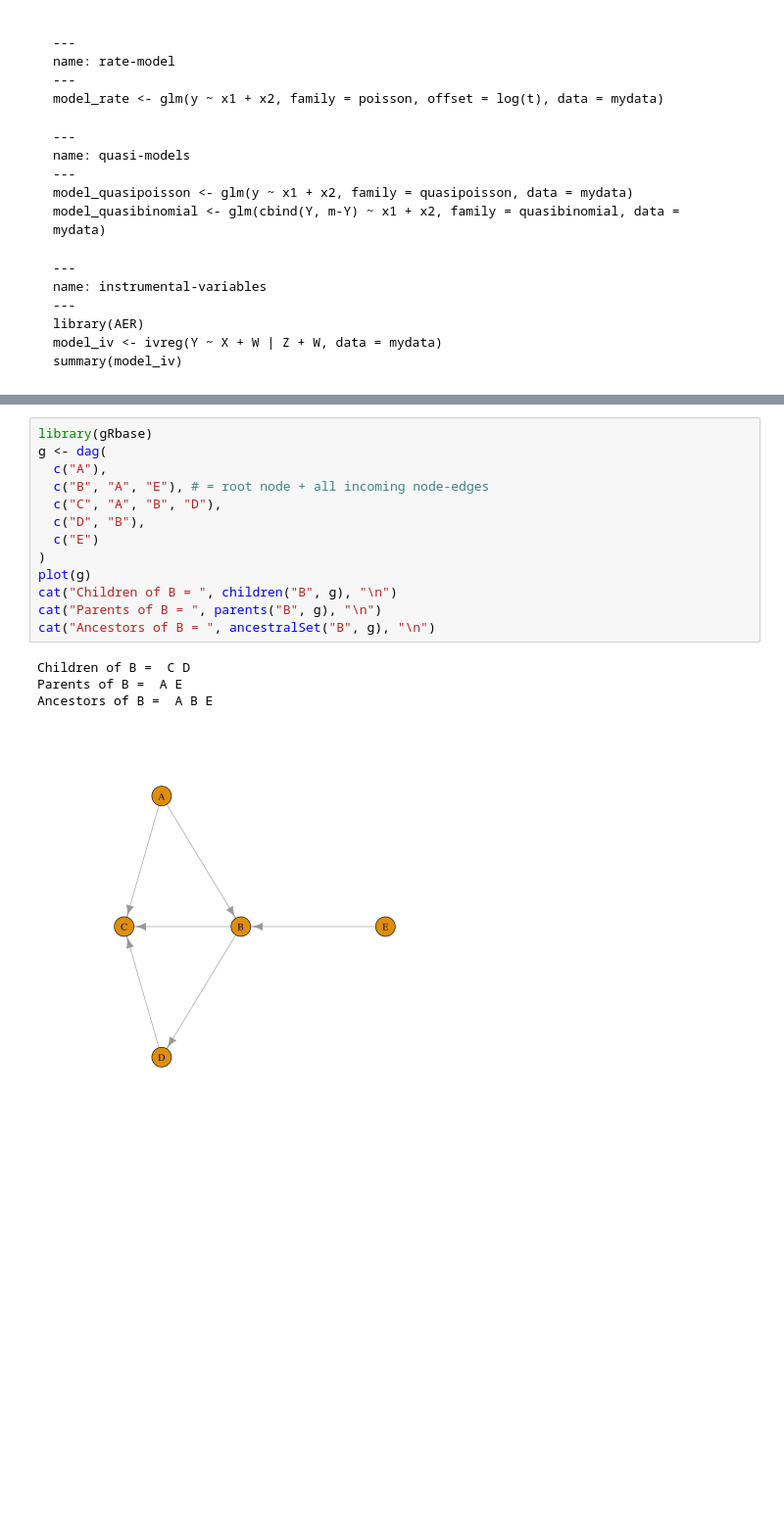
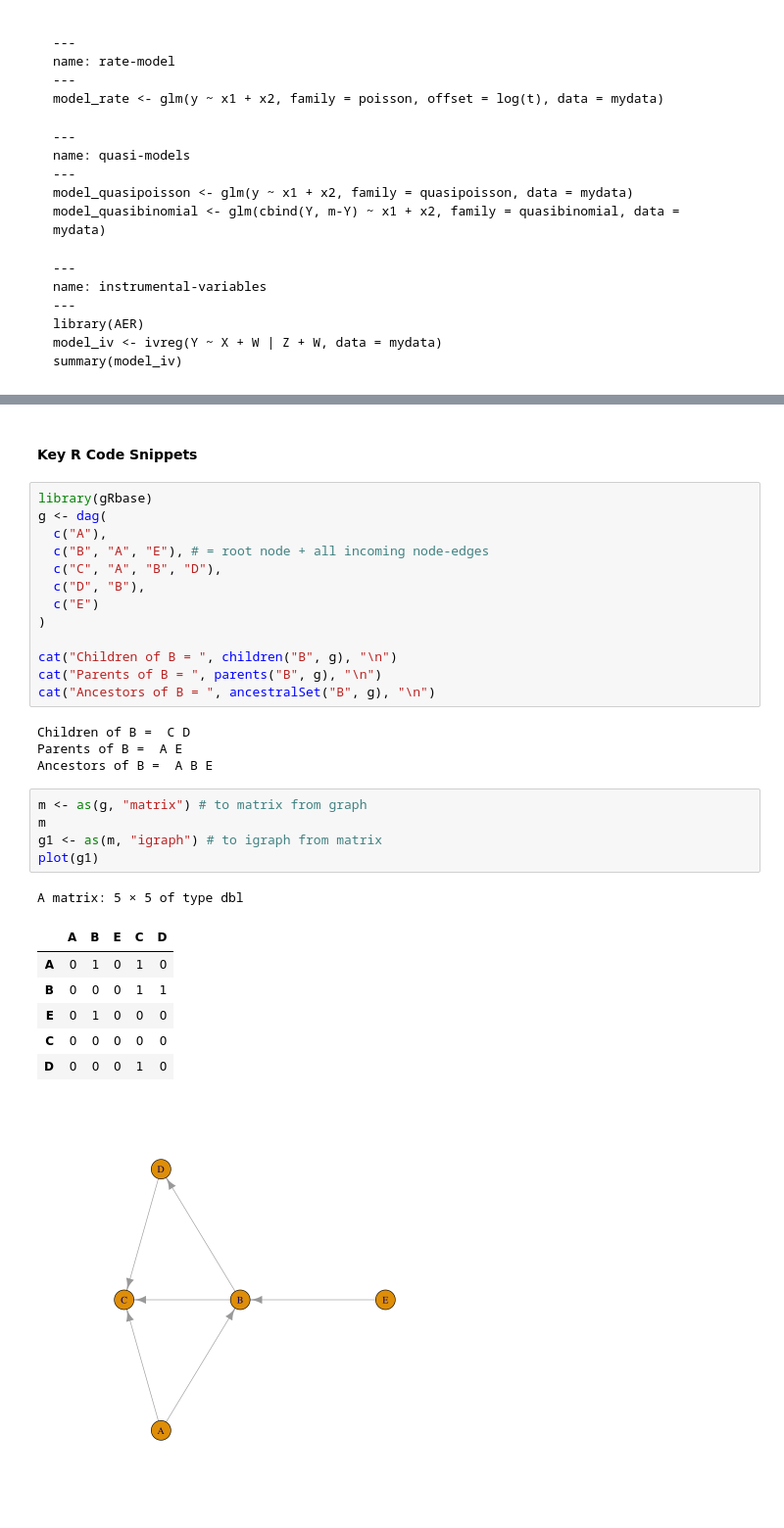
Before and after one commit to marbetschar/marco.betschart.name, a Jupyter notebook: projects/masters-degree-in-data-science/advanced-statistical-data-analysis.ipynb, the cells around one changed output, grey strips where cells are left out. Shown at 98% size. Saved outputs shown, nothing was run; the diff lists cells and outputs as text; blank space fills up the shorter version.

```diff
--- a/projects/masters-degree-in-data-science/advanced-statistical-data-analysis.ipynb
+++ b/projects/masters-degree-in-data-science/advanced-statistical-data-analysis.ipynb
@@ -570,3 +576,5 @@ X \perp\!\!\!\perp Y \mid Z \text{ if all paths between X and Y are blocked by Z
+# %% [markdown]
+#### Key R Code Snippets
 # %%
 library(gRbase)
 g <- dag(
@@ -576,7 +584,7 @@ g <- dag(
   c("D", "B"),
   c("E")
 )
-plot(g)
+
 cat("Children of B = ", children("B", g), "\n")
 cat("Parents of B = ", parents("B", g), "\n")
 cat("Ancestors of B = ", ancestralSet("B", g), "\n")
@@ -584,4 +592,17 @@ cat("Ancestors of B = ", ancestralSet("B", g), "\n")
 Children of B =  C D
 Parents of B =  A E
 Ancestors of B =  A B E
-[figure, removed]
+# %%
+m <- as(g, "matrix") # to matrix from graph
+m
+g1 <- as(m, "igraph") # to igraph from matrix
+plot(g1)
+# %% [output]
+A matrix: 5 × 5 of type dbl
+|  | A | B | E | C | D |
+| A | 0 | 1 | 0 | 1 | 0 |
+| B | 0 | 0 | 0 | 1 | 1 |
+| E | 0 | 1 | 0 | 0 | 0 |
+| C | 0 | 0 | 0 | 0 | 0 |
+| D | 0 | 0 | 0 | 1 | 0 |
+[figure, added]
```
Also changed, not shown: parts of 14 cells of this notebook, 4 other files.
